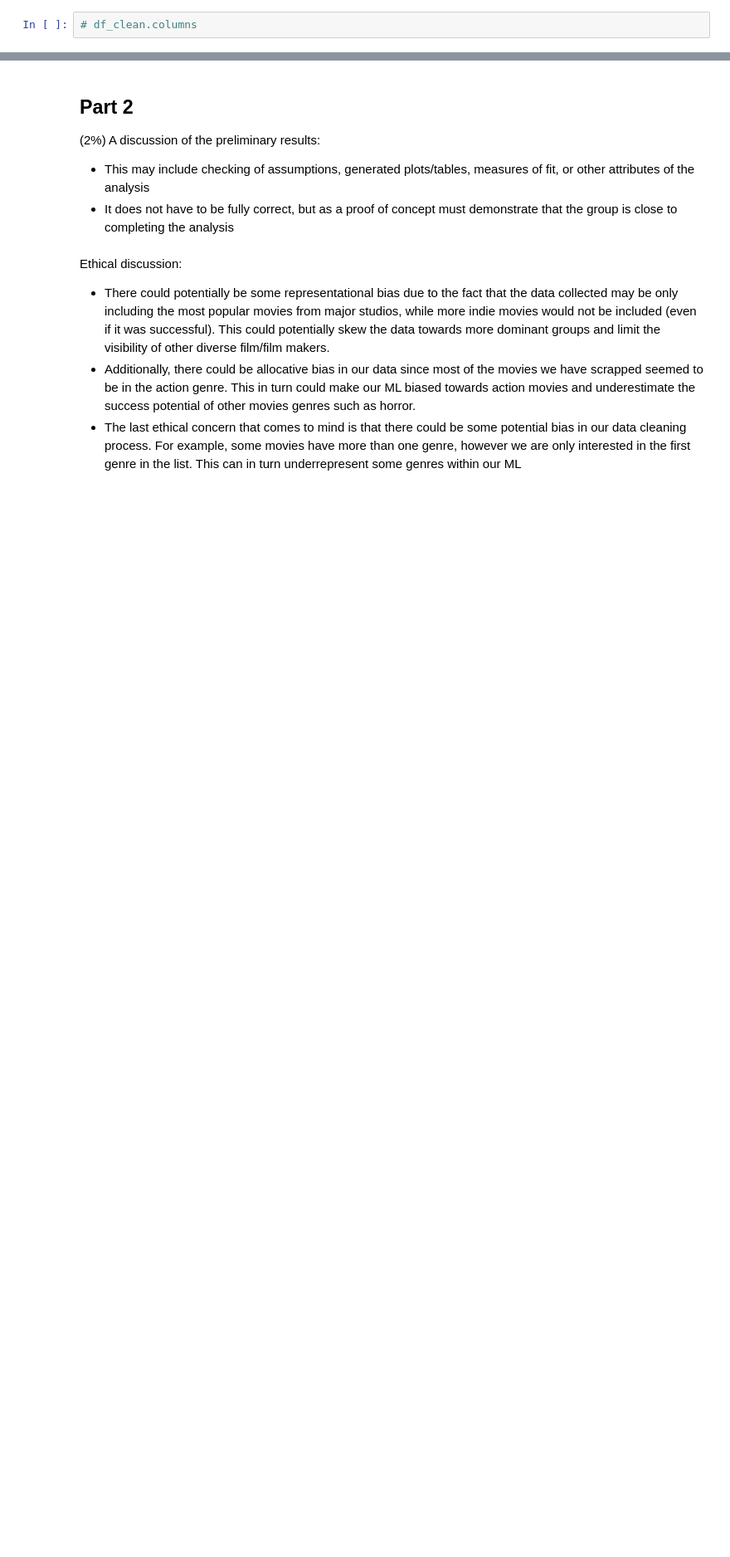
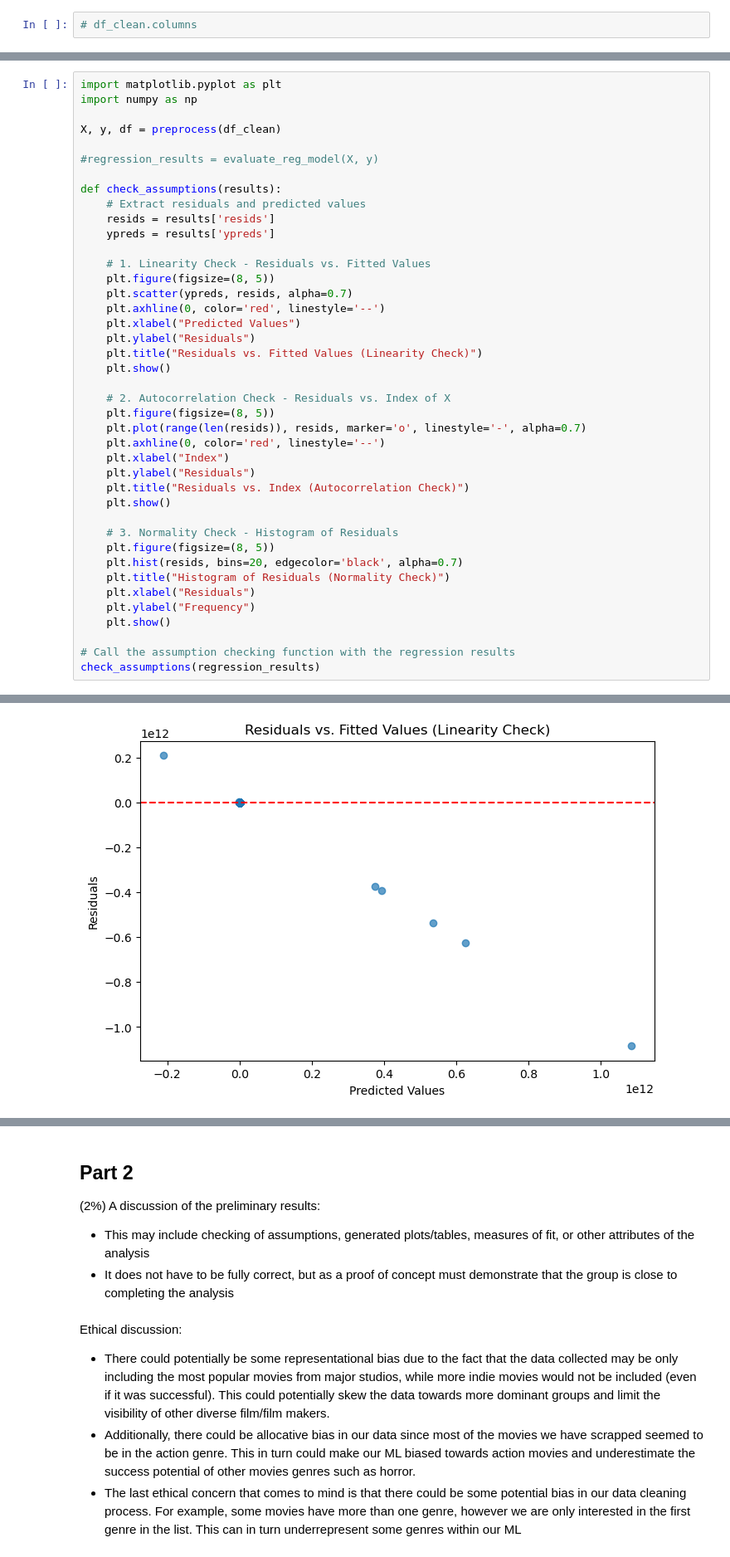
Before and after one commit to mtran-1230/DS3000, a Jupyter notebook: Phase_III (1).ipynb, the cells around one changed output, grey strips where cells are left out. Shown at 83% size. Cells and saved outputs as stored; diff of their text form; blank space fills up the shorter version.

```diff
--- a/Phase_III (1).ipynb
+++ b/Phase_III (1).ipynb
@@ -320,0 +321,42 @@ Linear Regression Model R^2: 0.8975968482199422
+# %%
+import matplotlib.pyplot as plt
+import numpy as np
+
+X, y, df = preprocess(df_clean)
+
+#regression_results = evaluate_reg_model(X, y)
+
+def check_assumptions(results):
+    # Extract residuals and predicted values
+    resids = results['resids']
+    ypreds = results['ypreds']
+
+    # 1. Linearity Check - Residuals vs. Fitted Values
+    plt.figure(figsize=(8, 5))
+    plt.scatter(ypreds, resids, alpha=0.7)
+    plt.axhline(0, color='red', linestyle='--')
+    plt.xlabel("Predicted Values")
+    plt.ylabel("Residuals")
+    plt.title("Residuals vs. Fitted Values (Linearity Check)")
+    plt.show()
+
+    # 2. Autocorrelation Check - Residuals vs. Index of X
+    plt.figure(figsize=(8, 5))
+    plt.plot(range(len(resids)), resids, marker='o', linestyle='-', alpha=0.7)
+    plt.axhline(0, color='red', linestyle='--')
+    plt.xlabel("Index")
+    plt.ylabel("Residuals")
+    plt.title("Residuals vs. Index (Autocorrelation Check)")
+    plt.show()
+
+    # 3. Normality Check - Histogram of Residuals
+    plt.figure(figsize=(8, 5))
+    plt.hist(resids, bins=20, edgecolor='black', alpha=0.7)
+    plt.title("Histogram of Residuals (Normality Check)")
+    plt.xlabel("Residuals")
+    plt.ylabel("Frequency")
+    plt.show()
+
+# Call the assumption checking function with the regression results
+check_assumptions(regression_results)
+# %% [output]
@@ -320,0 +380 @@ Linear Regression Model R^2: 0.8975968482199422
+[figure, added]
```
Also changed, not shown: parts of 3 cells of this notebook.
